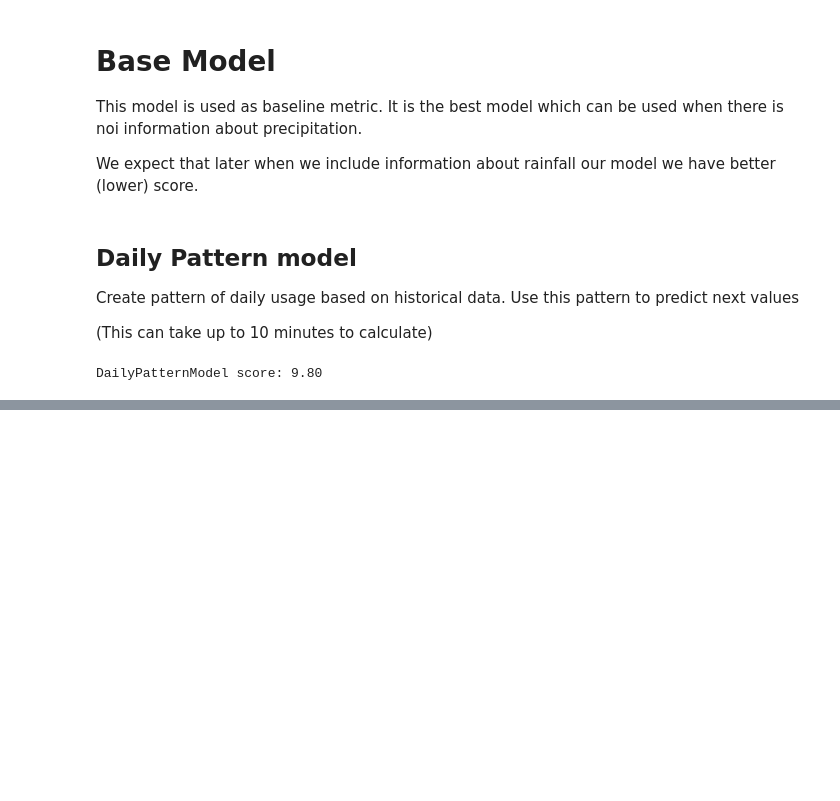
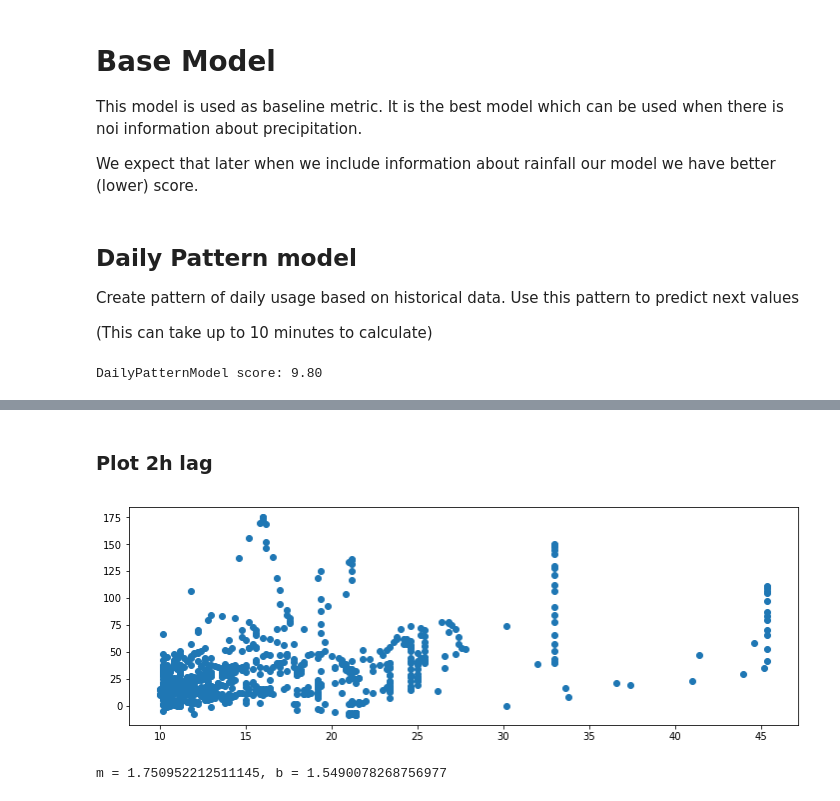
Before and after one commit to carldata/argo, a Jupyter notebook: notebooks/radon-medium/[prediction] On-line learning.ipynb, the cells around one changed output, grey strips where cells are left out. Saved outputs shown, nothing was run; the diff lists cells and outputs as text; code cells hidden in the pictures; blank space fills up the shorter version.

```diff
--- a/notebooks/radon-medium/[prediction] On-line learning.ipynb
+++ b/notebooks/radon-medium/[prediction] On-line learning.ipynb
@@ -176,0 +193,7 @@ Name: flow, dtype: float64
+# %% [markdown]
+### Plot 2h lag
+# %%
+plot_correlation(df, 2)
+# %% [output]
+[figure, added]
+m = 1.750952212511145, b = 1.5490078268756977
```
Also changed, not shown: parts of 14 cells of this notebook.
